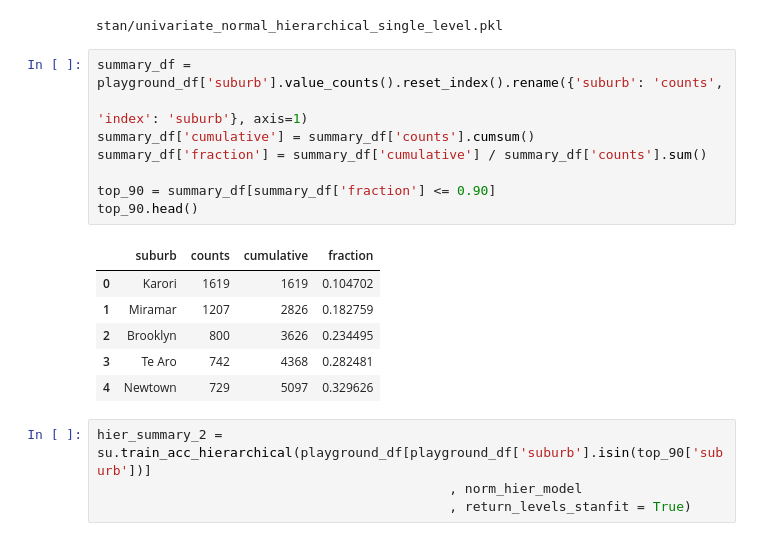
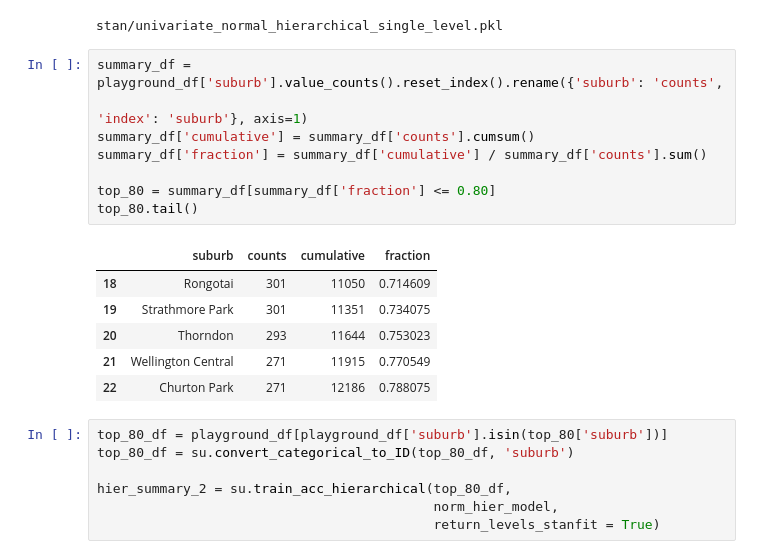
Before and after one commit to shriv/accessibility-series, a Jupyter notebook: Visualising accessibility by suburb.ipynb, the cells around one changed output. Drawn from its saved outputs; the diff is of its cells as text.

```diff
--- a/Visualising accessibility by suburb.ipynb
+++ b/Visualising accessibility by suburb.ipynb
@@ -392,19 +396,22 @@ stan/univariate_normal_hierarchical_single_level.pkl
 # %%
 summary_df = playground_df['suburb'].value_counts().reset_index().rename({'suburb': 'counts',
                                                                          'index': 'suburb'}, axis=1)
 summary_df['cumulative'] = summary_df['counts'].cumsum()
 summary_df['fraction'] = summary_df['cumulative'] / summary_df['counts'].sum()
 
-top_90 = summary_df[summary_df['fraction'] <= 0.90]
-top_90.head()
+top_80 = summary_df[summary_df['fraction'] <= 0.80]
+top_80.tail()
 # %% [output]
 |  | suburb | counts | cumulative | fraction |
-| 0 | Karori | 1619 | 1619 | 0.104702 |
-| 1 | Miramar | 1207 | 2826 | 0.182759 |
-| 2 | Brooklyn | 800 | 3626 | 0.234495 |
-| 3 | Te Aro | 742 | 4368 | 0.282481 |
-| 4 | Newtown | 729 | 5097 | 0.329626 |
+| 18 | Rongotai | 301 | 11050 | 0.714609 |
+| 19 | Strathmore Park | 301 | 11351 | 0.734075 |
+| 20 | Thorndon | 293 | 11644 | 0.753023 |
+| 21 | Wellington Central | 271 | 11915 | 0.770549 |
+| 22 | Churton Park | 271 | 12186 | 0.788075 |
 # %%
-hier_summary_2 = su.train_acc_hierarchical(playground_df[playground_df['suburb'].isin(top_90['suburb'])]
-                                             , norm_hier_model
-                                             , return_levels_stanfit = True)
+top_80_df = playground_df[playground_df['suburb'].isin(top_80['suburb'])]
+top_80_df = su.convert_categorical_to_ID(top_80_df, 'suburb')
+
+hier_summary_2 = su.train_acc_hierarchical(top_80_df,
+                                           norm_hier_model,
+                                           return_levels_stanfit = True)
```
Also changed, not shown: parts of 6 cells of this notebook, 2 other files.
